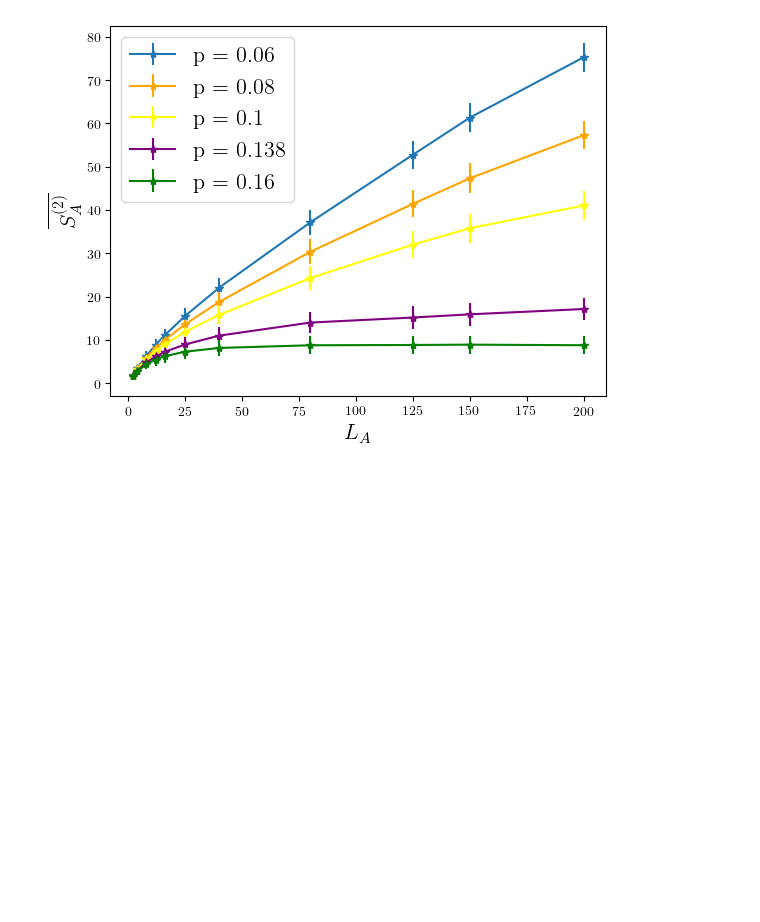
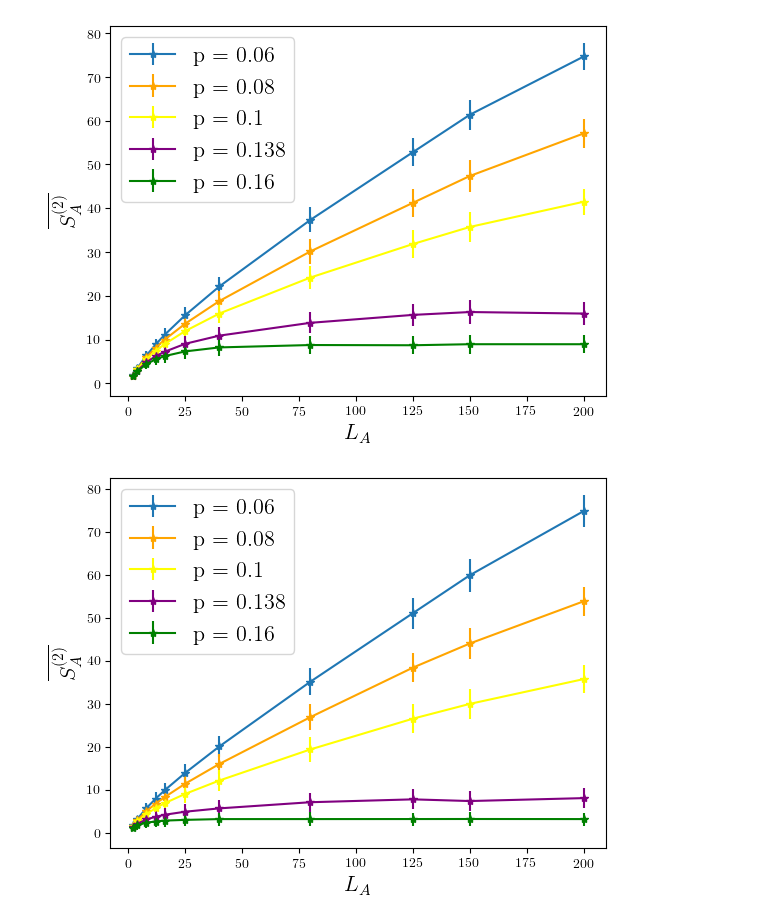
Before and after one commit to eliotheinrich/QuCircuit, a Jupyter notebook: plot_entropy.ipynb, the cells around one changed output. Drawn from its saved outputs; the diff is of its cells as text; code cells hidden in the pictures; blank space fills up the shorter version.

```diff
--- a/plot_entropy.ipynb
+++ b/plot_entropy.ipynb
@@ -132,8 +132,7 @@ def plot_all_data(data: DataFrame, ax = None):
 
 	colors = ['C0', 'orange', 'yellow', 'purple', 'green', 'black', 'magenta', 'cyan']
 	for n,p in enumerate(unique_p):
-		if p != 0:
-			ax.errorbar(unique_LA, entropy[n], yerr=entropy_err[n], linewidth=1.5, marker='*', color=colors[n-1 if 0 in unique_p else n], label=f'p = {p}')
+		ax.errorbar(unique_LA, entropy[n], yerr=entropy_err[n], linewidth=1.5, marker='*', color=colors[n-1 if 0 in unique_p else n], label=f'p = {p}')
 
 	ax.legend(fontsize=16)
 	ax.set_xlabel(r'$L_A$', fontsize=16)
@@ -180,9 +179,9 @@ def average_data(df: DataFrame):
 
 	return S, dS, N, t
 # %%
-
 ee_string = r'$\overline{S_A^{(2)}}$'
 ee_var_string = r'Var[$S_A^{(2)}$]'
+
 
 def logx(partition_size, system_size):
 	return np.log(np.sin(np.pi*partition_size/system_size)*system_size/np.pi)
@@ -211,16 +210,25 @@ def combine_slides(data: DataFrame):
 	partition_sizes, entropy, entropy_err = partition_sizes[inds], entropy[inds], entropy_err[inds]
 
 	return partition_sizes, entropy, entropy_err
+
+def truncate_data(x, S, dS):
+	max_ind = np.argmax(x)
+
+	return x[:max_ind], S[:max_ind], dS[:max_ind]
+
+suffix2 = "_rc_2"
+suffix4 = "_rc_4"
 # %%
-
 def fig1(filename):
-	ax = plt.gca()
-
 	data = load_data(filename)
 	plot_all_data(data)
 	plt.show()
 
 
+
 fig1("data/base.json")
+fig1("data/base" + suffix2 + ".json")
+fig1("data/base" + suffix4 + ".json")
 # %% [output]
-[figure, old version]
+[figure, new version]
+[figure, added]
```
Also changed, not shown: parts of 6 cells of this notebook.
